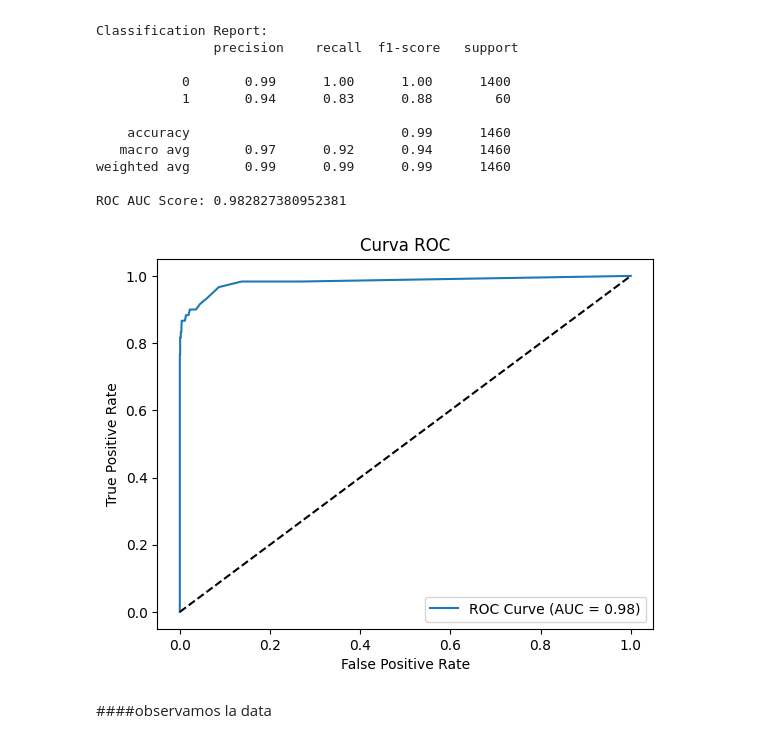
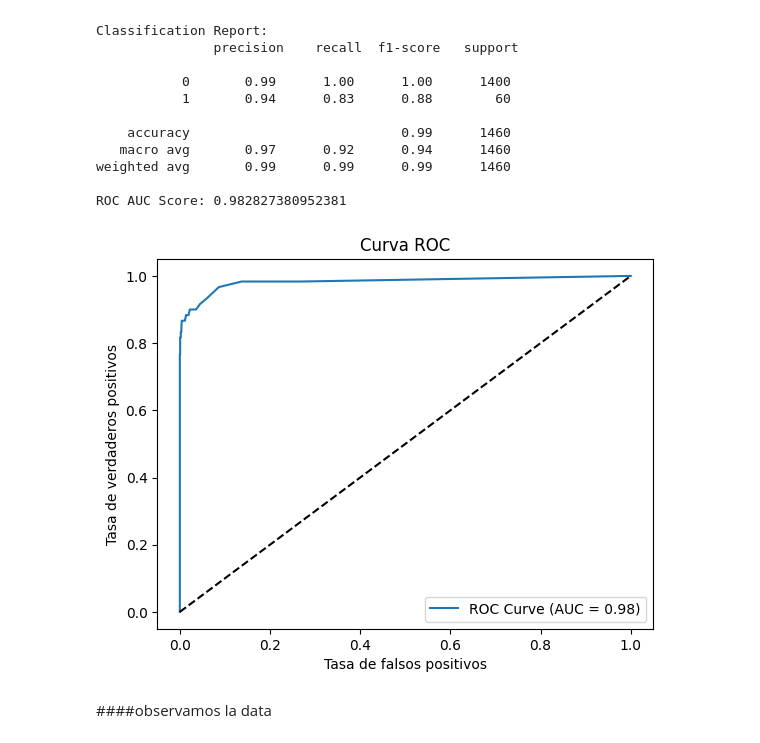
Before and after one commit to mosesdiaz/Caso-2---aprendizaje-automatico, a Jupyter notebook: Caso_2_aprendizaje_automatico.ipynb, the cells around one changed output. Drawn from its saved outputs; the diff is of its cells as text; code cells hidden in the pictures.

Commit message:
updated ROC graph

```diff
--- a/Caso_2_aprendizaje_automatico.ipynb
+++ b/Caso_2_aprendizaje_automatico.ipynb
@@ -105,14 +105,14 @@ ROC AUC Score: 0.982827380952381
 # %%
 # Curva ROC
 fpr, tpr, thresholds = roc_curve(y_test, y_pred_prob)
 plt.plot(fpr, tpr, label='ROC Curve (AUC = {:.2f})'.format(roc_auc_score(y_test, y_pred_prob)))
 plt.plot([0, 1], [0, 1], 'k--')  # Línea diagonal
-plt.xlabel('False Positive Rate')
-plt.ylabel('True Positive Rate')
+plt.xlabel('Tasa de falsos positivos')
+plt.ylabel('Tasa de verdaderos positivos')
 plt.title('Curva ROC')
 plt.legend()
 plt.show()
 # %% [output]
-[figure, old version]
+[figure, new version]
 # %% [markdown]
 ####observamos la data
```
